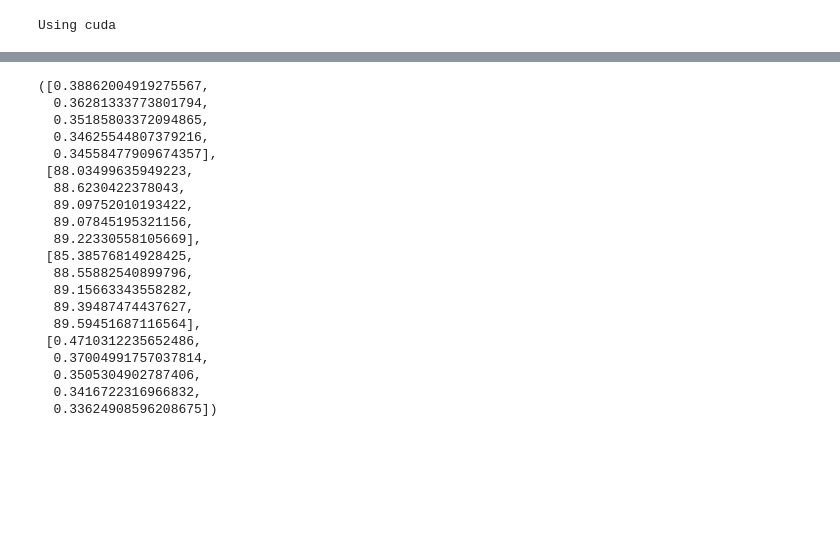
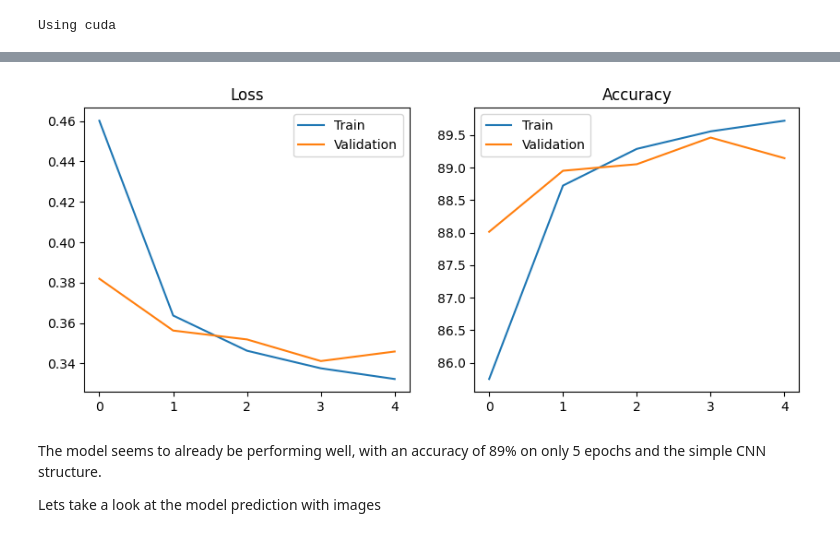
Before and after one commit to SafoanMiah/quick-draw-neural-net, a Jupyter notebook: main.ipynb, the cells around one changed output, grey strips where cells are left out. Drawn from its saved outputs; the diff is of its cells as text; code cells hidden in the pictures; blank space fills up the shorter version.

```diff
--- a/main.ipynb
+++ b/main.ipynb
@@ -263,31 +292,6 @@ Train: 1043184, Test: 130398, Validation: 130399
 # %%
 batch_size = 64
 
-train_loader = DataLoader(train_df, batch_size=batch_size, shuffle=True)
-test_loader = DataLoader(test_df, batch_size=batch_size, shuffle=False)
-val_loader = DataLoader(val_df, batch_size=batch_size, shuffle=False)
+train_loader = DataLoader(train_data, batch_size=batch_size, shuffle=True)
+test_loader = DataLoader(test_data, batch_size=batch_size, shuffle=False)
+val_loader = DataLoader(val_data, batch_size=batch_size, shuffle=False)
-# %%
-######## REVIEW THIS SOLUTION TO ERROR ########
-
-# Convert DataFrame to tensors for PyTorch DataLoader
-def df_to_tensors(df):
-    X = torch.tensor(np.stack(df['X'].values)).float() / 255.0  # Normalize to [0, 1]
-    X = X.unsqueeze(1)  # Add channel dimension (batch_size, 1, 28, 28)
-    y = torch.tensor(pd.Categorical(df['y']).codes).long()  # Convert labels to integers
-    return X, y
-
-# Prepare data for DataLoader
-train_X, train_y = df_to_tensors(train_df)
-test_X, test_y = df_to_tensors(test_df)
-val_X, val_y = df_to_tensors(val_df)
-
-# Create DataLoaders
-batch_size = 64
-train_loader = DataLoader(list(zip(train_X, train_y)), batch_size=batch_size, shuffle=True)
-test_loader = DataLoader(list(zip(test_X, test_y)), batch_size=batch_size, shuffle=False)
-val_loader = DataLoader(list(zip(val_X, val_y)), batch_size=batch_size, shuffle=False)
-
-# Check the new DataLoader setup
-print(f'Train loader batches: {len(train_loader)}')
-print(f'Test loader batches: {len(test_loader)}')
-print(f'Validation loader batches: {len(val_loader)}')
@@ -422,23 +422,20 @@ Epoch: 5 | Val Loss 0.34558 | Val Acc 89.22%
-# %%
-val_loss, val_acc, train_acc, train_loss
-# %% [output]
-([0.38862004919275567,
-  0.36281333773801794,
-  0.35185803372094865,
-  0.34625544807379216,
-  0.34558477909674357],
- [88.03499635949223,
-  88.6230422378043,
-  89.09752010193422,
-  89.07845195321156,
-  89.22330558105669],
- [85.38576814928425,
-  88.55882540899796,
-  89.15663343558282,
-  89.39487474437627,
-  89.59451687116564],
- [0.4710312235652486,
-  0.37004991757037814,
-  0.3505304902787406,
-  0.3416722316966832,
-  0.33624908596208675])
+# %%
+fig, axs = plt.subplots(1, 2, figsize=(10, 4))
+
+axs[0].plot(train_loss)
+axs[0].plot(val_loss)
+axs[0].set_title('Loss')
+axs[0].legend(['Train', 'Validation'])
+
+axs[1].plot(train_acc)
+axs[1].plot(val_acc)
+axs[1].set_title('Accuracy')
+axs[1].legend(['Train', 'Validation'])
+
+plt.show()
+# %% [output]
+[figure, added]
+# %% [markdown]
+The model seems to already be performing well, with an accuracy of 89% on only 5 epochs and the simple CNN structure.
+
+Lets take a look at the model prediction with images
```
Also changed, not shown: parts of 15 cells of this notebook.
